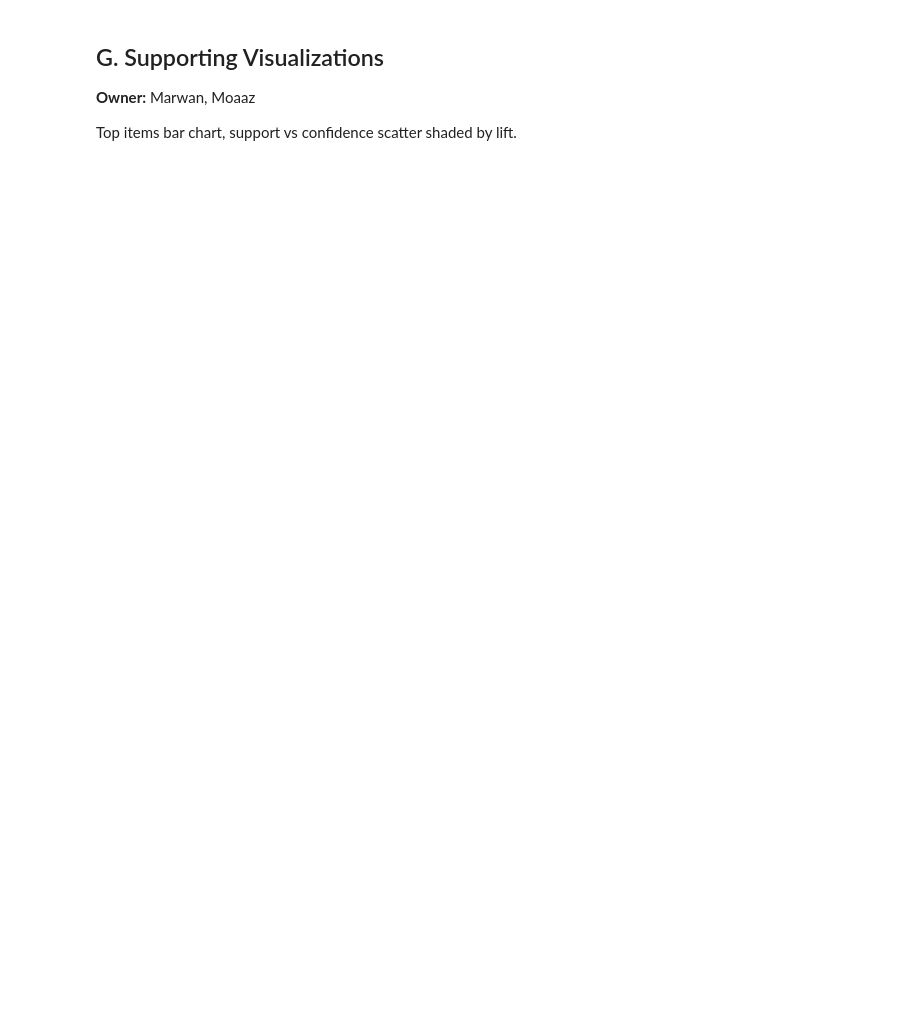
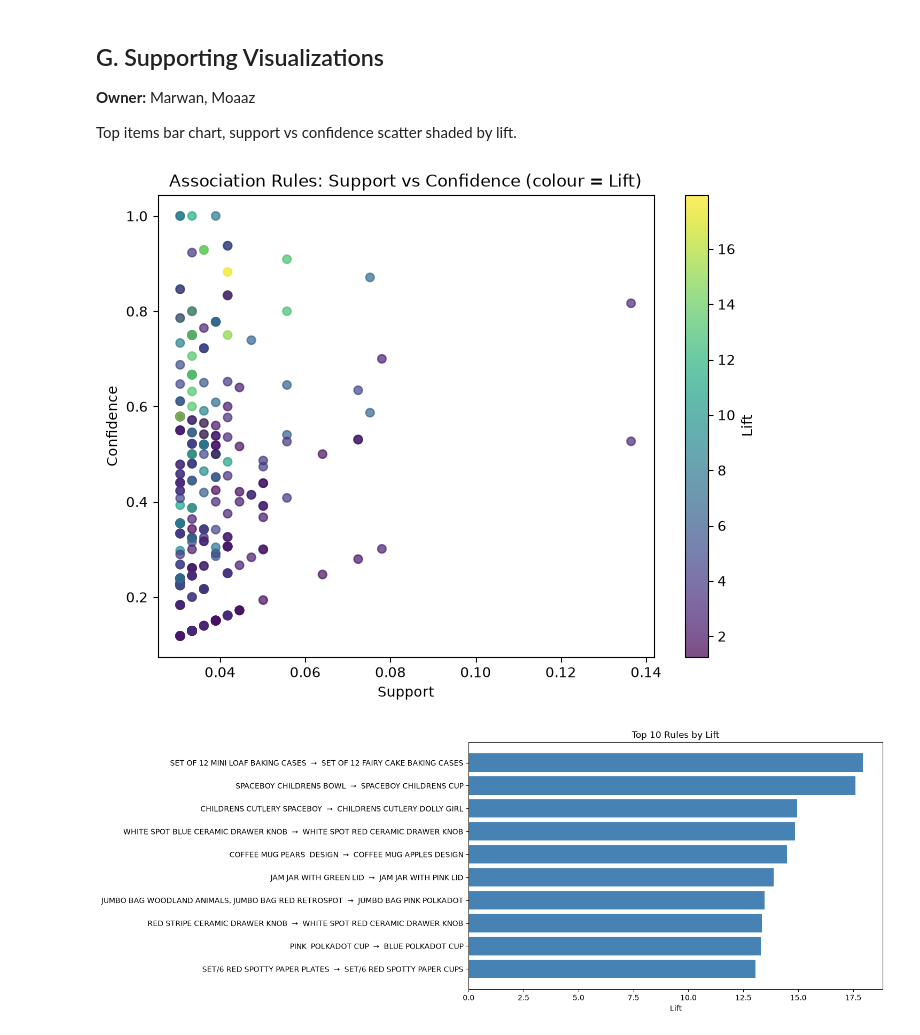
Before and after one commit to MoaazHF/data-mining, a Jupyter notebook: notebooks/3_association.ipynb, the cells around one changed output. Drawn from its saved outputs; the diff is of its cells as text; code cells hidden in the pictures; blank space fills up the shorter version.

```diff
--- a/notebooks/3_association.ipynb
+++ b/notebooks/3_association.ipynb
@@ -38,0 +20,7 @@ Mine rules on 80% of invoices, hold out 20%.
+# %%
+
+from sklearn.model_selection import train_test_split
+basket = pd.read_csv(DATA / "online_retail_checkpoint_for_moaz.csv" ,index_col="InvoiceNo").astype(bool)
+print("Basket Shape:", basket.shape)
+basket_train , basket_test= train_test_split(basket, test_size=0.2 , random_state=RANDOM_STATE)
+print("Train Invoices:", len(basket_train),"Test Invoices:", len(basket_test) )
@@ -45,0 +35,6 @@ Mine rules on 80% of invoices, hold out 20%.
+# %%
+freq=apriori(basket_train, min_support=0.03, use_colnames=True)
+print("Frequent Itemsets:",len(freq))
+rules=association_rules(freq , metric="lift", min_threshold=1)
+print("Rules:",len(rules))
+rules.sort_values("lift", ascending=False).head(10)[["antecedents", "consequents", "support", "confidence", "lift"]]
@@ -73,0 +149,22 @@ Top items bar chart, support vs confidence scatter shaded by lift.
+# %%
+plt.figure(figsize=(8, 6))
+points = plt.scatter(rules["support"], rules["confidence"], c=rules["lift"], cmap="viridis", alpha=0.7)
+plt.colorbar(points, label="Lift")
+plt.xlabel("Support")
+plt.ylabel("Confidence")
+plt.title("Association Rules: Support vs Confidence (colour = Lift)")
+plt.show()
+
+ranked = rules.sort_values(["lift", "confidence"], ascending=False)
+pair = ranked.apply(lambda r: r["antecedents"] | r["consequents"], axis=1)
+top = ranked[~pair.duplicated()].head(10)
+labels = top["antecedents"].apply(lambda s: ", ".join(s)) + "  →  " + top["consequents"].apply(lambda s: ", ".join(s))
+plt.figure(figsize=(10, 6))
+plt.barh(labels, top["lift"], color="steelblue")
+plt.gca().invert_yaxis()
+plt.xlabel("Lift")
+plt.title("Top 10 Rules by Lift")
+plt.show()
+# %% [output]
+[figure, added]
+[figure, added]
```
Also changed, not shown: parts of 16 cells of this notebook.
